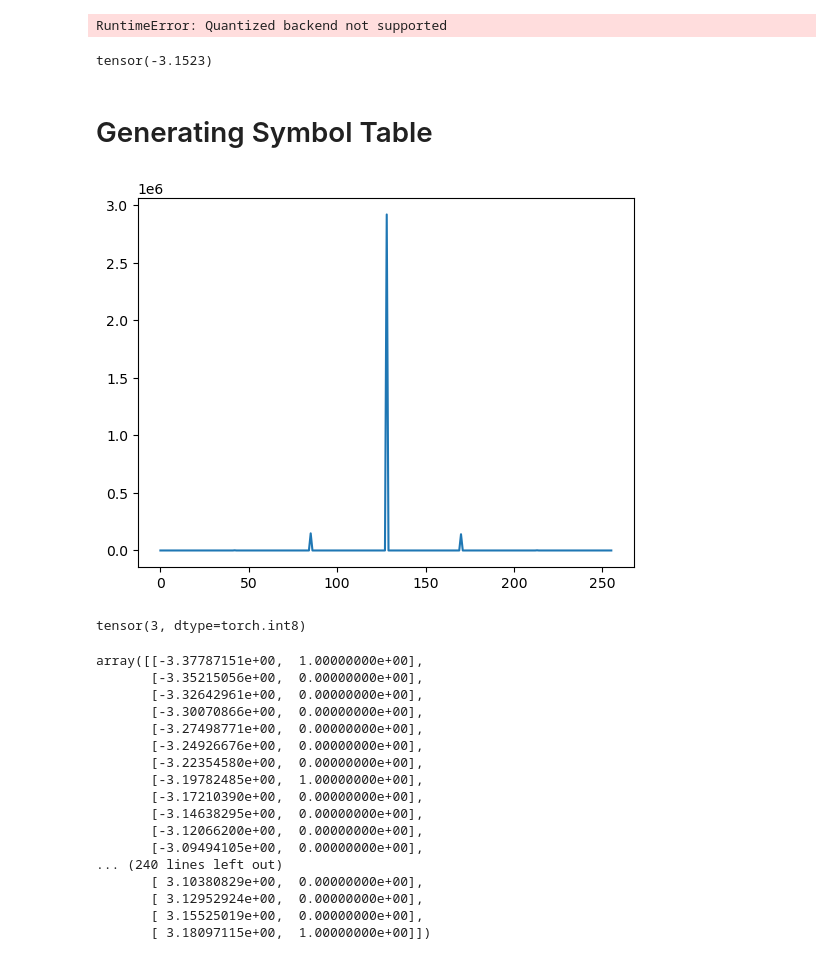
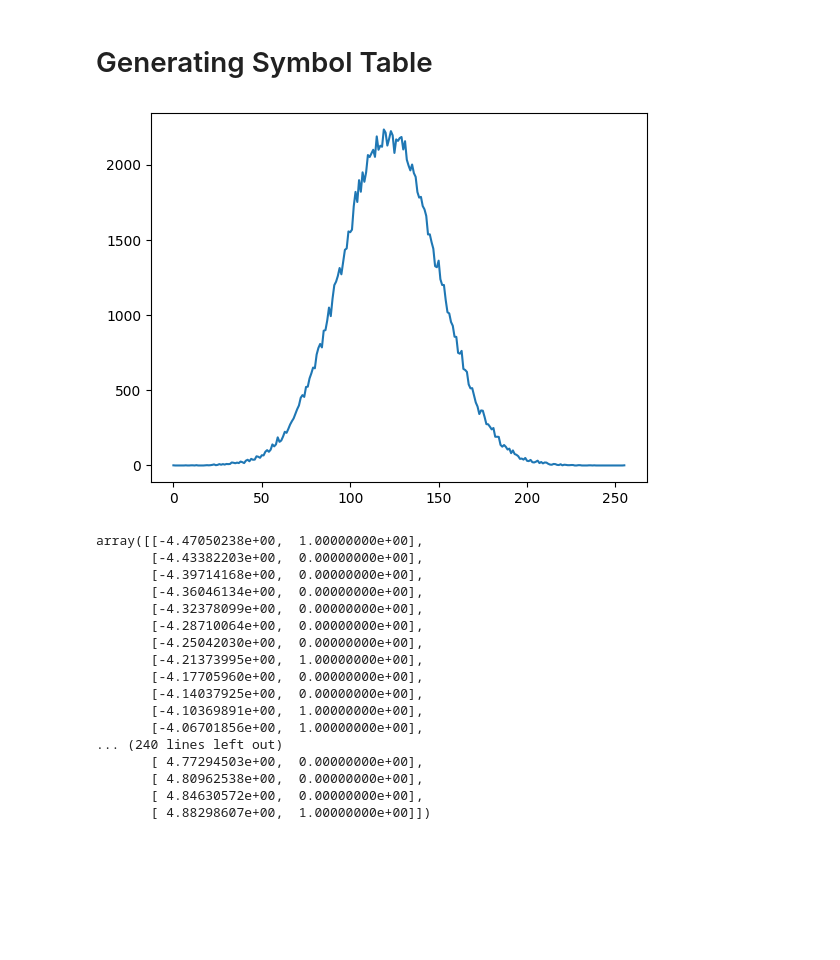
Before and after one commit to adamrt27/ANS_py, a Jupyter notebook: pytorch_trace.ipynb, the cells around one changed output. Cells and saved outputs as stored; diff of their text form; code cells hidden in the pictures; blank space fills up the shorter version.

Commit message:
Trying a Quantized Model. Added in testing on random data and diff number of symbols

```diff
--- a/pytorch_trace.ipynb
+++ b/pytorch_trace.ipynb
@@ -10,3 +10,25 @@ import torch.nn.functional as F
 from torch.utils.data import DataLoader
 import torch.quantization
 from torchvision.models.quantization import resnet18
+# %%
+import torch
+from torch.ao.quantization import get_default_qconfig_mapping
+from torch.quantization.quantize_fx import prepare_fx, convert_fx
+
+qconfig_mapping = get_default_qconfig_mapping()
+# Or explicity specify the qengine
+# qengine = 'x86'
+# torch.backends.quantized.engine = qengine
+# qconfig_mapping = get_default_qconfig_mapping(qengine)
+
+model_fp32 = resnet18(pretrained=True).eval()
+x = torch.randn((1, 3, 224, 224), dtype=torch.float)
+x = x.to(memory_format=torch.channels_last)
+
+# Insert observers according to qconfig and backend config
+prepared_model = prepare_fx(model_fp32, qconfig_mapping, example_inputs=x)
+
+# Calibration code not shown
+
+# Convert to quantized model
+quantized_model = convert_fx(prepared_model)
@@ -13,10 +37,4 @@ from torchvision.models.quantization import resnet18
 # %%
-# Set the quantization backend
-torch.backends.quantized.engine = 'qnnpack'
-
-# Load a pretrained quantized model
-model = resnet18(pretrained=True, quantize=True)
-
 # Function to capture intermediate outputs and prepare for quantization
 def get_intermediate_outputs(model, input_data):
     intermediate_outputs = []
@@ -45,8 +63,6 @@ def save_tensor_as_list(tensor, filename):
     tensor_list = tensor.cpu().numpy().tolist()  # Convert tensor to list
     with open(filename, 'w') as f:
         json.dump(tensor_list, f)
-# %% [output]
-RuntimeError: Quantized backend not supported
 # %%
 class CompTensor:
     def __init__(self, tensor):
@@ -68,45 +84,33 @@ class CompTensor:
 
         return self
 # %%
-# Instantiate the model
-model = BigModel()
-
 # Define an input tensor with appropriate shape
 input_tensor = torch.randn(1, 3, 224, 224)  # For a single image of size 224x224 with 3 channels (RGB)
 
 # Capture intermediate outputs
-intermediate_outputs = get_intermediate_outputs(model, input_tensor)
+intermediate_outputs = get_intermediate_outputs(model_fp32, input_tensor)
 
 # Include input_tensor in the tensors to be quantized
 all_tensors = intermediate_outputs
 
 # convert all tensors to CompTensor
 all_tensors = [CompTensor(tensor) for tensor in all_tensors]
-# %%
-min(all_tensors[1].flat)
-# %% [output]
-tensor(-3.1523)
 # %% [markdown]
 # Generating Symbol Table
 # %%
 # Take the first tensor and prep the symbols
-inp = all_tensors[1]
-inp = inp.to(torch.int8)
+inp = all_tensors[2]
 
 # get a histogram of the tensor
 n_buckets = 2**8
 hist, bin_edges = np.histogram(inp.flat, bins=n_buckets)
 
 # plot the histogram
 import matplotlib.pyplot as plt
 plt.plot(hist)
 plt.show()
 # %% [output]
-[figure, old version]
+[figure, new version]
-# %%
-inp.flat.max()
-# %% [output]
-tensor(3, dtype=torch.int8)
 # %%
 # Create symbol table with equal distribution
 n_symbols = 2**8
@@ -116,20 +120,20 @@ sym_table = np.column_stack((sym_table,hist))
 # %%
 sym_table
 # %% [output]
-array([[-3.37787151e+00,  1.00000000e+00],
-       [-3.35215056e+00,  0.00000000e+00],
-       [-3.32642961e+00,  0.00000000e+00],
-       [-3.30070866e+00,  0.00000000e+00],
-       [-3.27498771e+00,  0.00000000e+00],
-       [-3.24926676e+00,  0.00000000e+00],
-       [-3.22354580e+00,  0.00000000e+00],
-       [-3.19782485e+00,  1.00000000e+00],
-       [-3.17210390e+00,  0.00000000e+00],
-       [-3.14638295e+00,  0.00000000e+00],
-       [-3.12066200e+00,  0.00000000e+00],
-       [-3.09494105e+00,  0.00000000e+00],
+array([[-4.47050238e+00,  1.00000000e+00],
+       [-4.43382203e+00,  0.00000000e+00],
+       [-4.39714168e+00,  0.00000000e+00],
+       [-4.36046134e+00,  0.00000000e+00],
+       [-4.32378099e+00,  0.00000000e+00],
+       [-4.28710064e+00,  0.00000000e+00],
+       [-4.25042030e+00,  0.00000000e+00],
+       [-4.21373995e+00,  1.00000000e+00],
+       [-4.17705960e+00,  0.00000000e+00],
+       [-4.14037925e+00,  0.00000000e+00],
+       [-4.10369891e+00,  1.00000000e+00],
+       [-4.06701856e+00,  1.00000000e+00],
 ... (240 lines left out)
-       [ 3.10380829e+00,  0.00000000e+00],
-       [ 3.12952924e+00,  0.00000000e+00],
-       [ 3.15525019e+00,  0.00000000e+00],
-       [ 3.18097115e+00,  1.00000000e+00]])
+       [ 4.77294503e+00,  0.00000000e+00],
+       [ 4.80962538e+00,  0.00000000e+00],
+       [ 4.84630572e+00,  0.00000000e+00],
+       [ 4.88298607e+00,  1.00000000e+00]])
```
Also changed, not shown: parts of 5 cells of this notebook, 1 other file.
